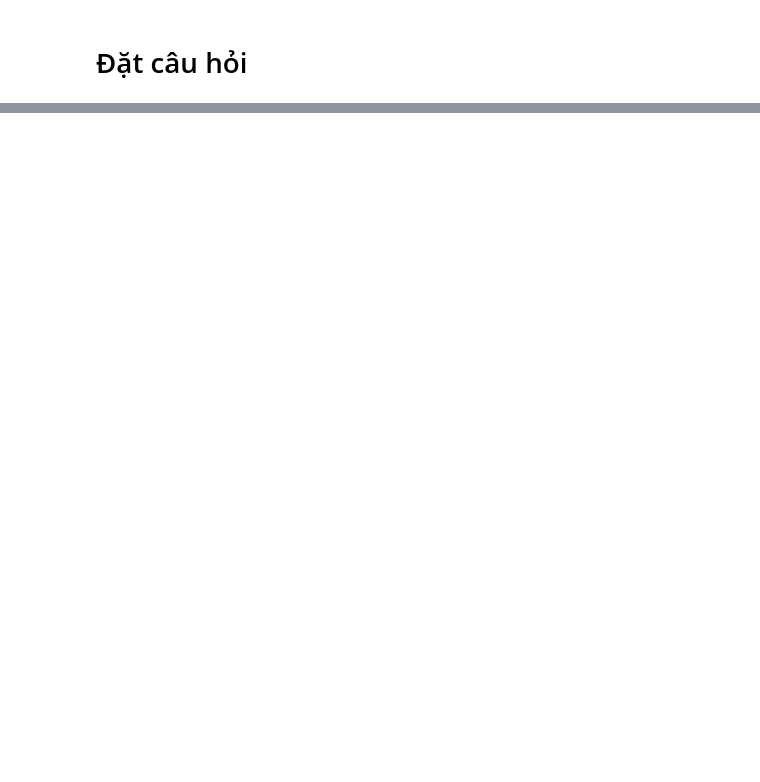
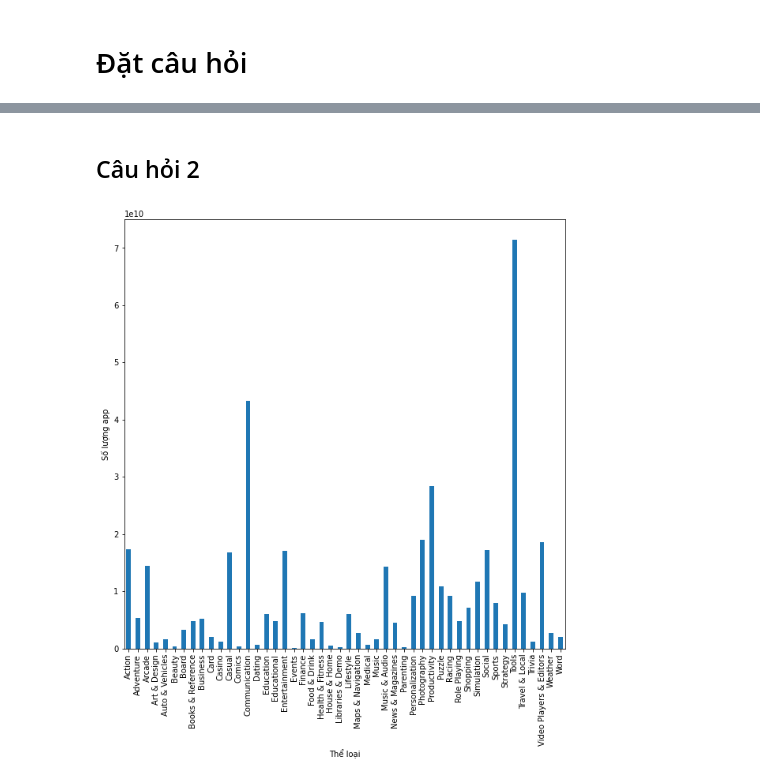
Before and after one commit to Tranmyhan/P4DS-CQ19-FinalProject---LT-KHDL, a Jupyter notebook: LT KHDL CK.ipynb, the cells around one changed output, grey strips where cells are left out. Cells and saved outputs as stored; diff of their text form; code cells hidden in the pictures; blank space fills up the shorter version.

```diff
--- a/LT KHDL CK.ipynb
+++ b/LT KHDL CK.ipynb
@@ -201,0 +315,12 @@ categorical_df.describe()
+# %% [markdown]
+## Câu hỏi 2
+# %%
+category_count_by_install = df.groupby(by=['Category'])['Minimum Installs'].sum()
+# %%
+f = plt.figure()
+f.set_figwidth(10)
+f.set_figheight(10)
+category_count_by_install.plot.bar(xlabel = "Thể loại", ylabel = "Số lượng app")
+plt.show()
+# %% [output]
+[figure, added]
```
Also changed, not shown: parts of 61 cells of this notebook.
